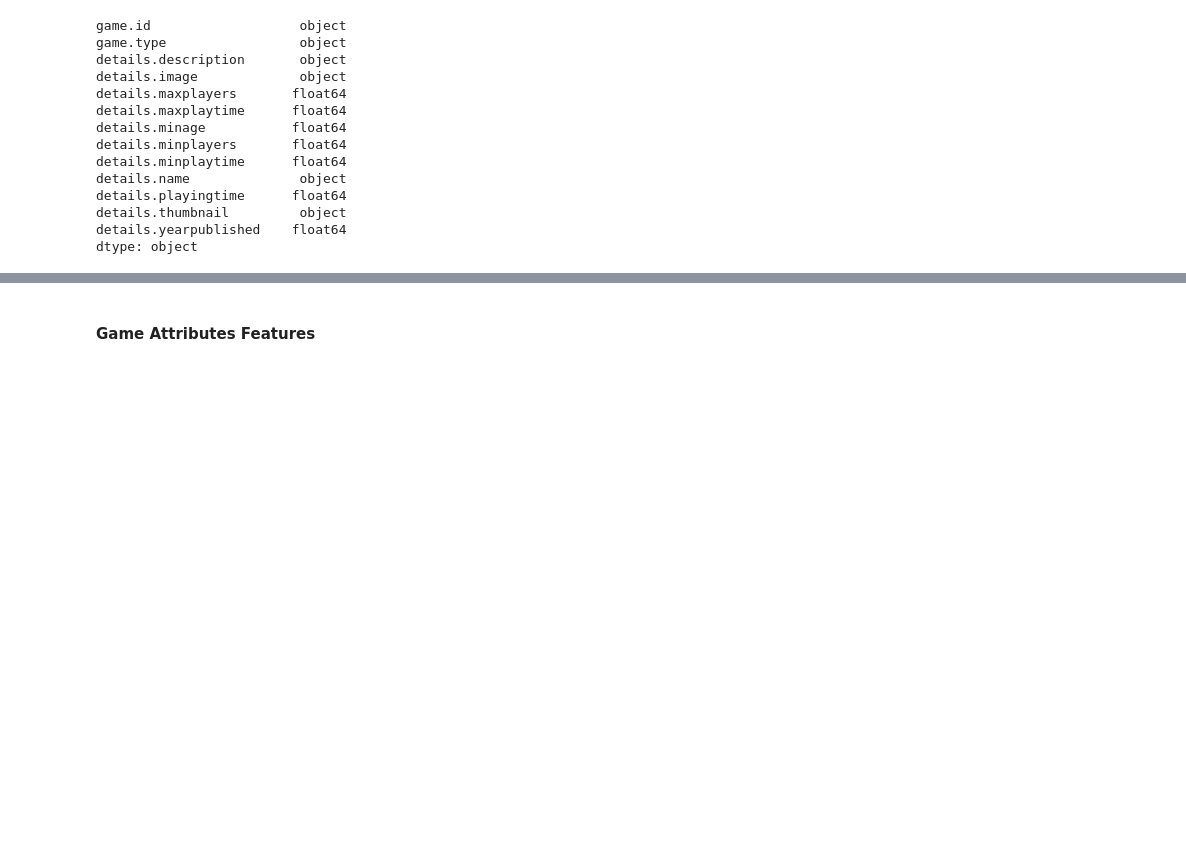
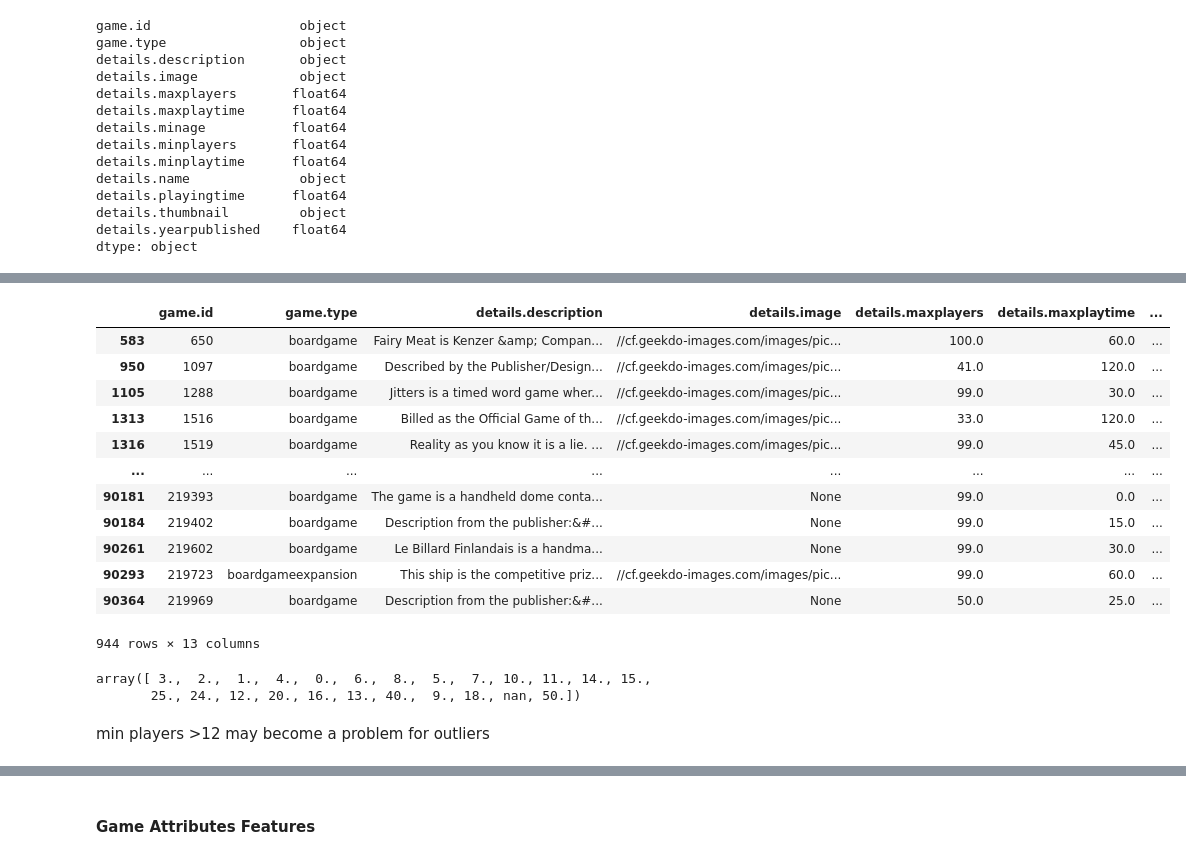
Before and after one commit to laurabrin/BoardGameRatings, a Jupyter notebook: BoardGameRatings.ipynb, the cells around one changed output, grey strips where cells are left out. Cells and saved outputs as stored; diff of their text form; code cells hidden in the pictures; blank space fills up the shorter version.

```diff
--- a/BoardGameRatings.ipynb
+++ b/BoardGameRatings.ipynb
@@ -136,0 +177,23 @@ dtype: object
+# %%
+df_games_details[df_games_details["details.maxplayers"]>30]
+# %% [output]
+|  | game.id | game.type | details.description | details.image | details.maxplayers | details.maxplaytime | ... |
+| 583 | 650 | boardgame | Fairy Meat is Kenzer &amp; Compan... | //cf.geekdo-images.com/images/pic... | 100.0 | 60.0 | ... |
+| 950 | 1097 | boardgame | Described by the Publisher/Design... | //cf.geekdo-images.com/images/pic... | 41.0 | 120.0 | ... |
+| 1105 | 1288 | boardgame | Jitters is a timed word game wher... | //cf.geekdo-images.com/images/pic... | 99.0 | 30.0 | ... |
+| 1313 | 1516 | boardgame | Billed as the Official Game of th... | //cf.geekdo-images.com/images/pic... | 33.0 | 120.0 | ... |
+| 1316 | 1519 | boardgame | Reality as you know it is a lie. ... | //cf.geekdo-images.com/images/pic... | 99.0 | 45.0 | ... |
+| ... | ... | ... | ... | ... | ... | ... | ... |
+| 90181 | 219393 | boardgame | The game is a handheld dome conta... | None | 99.0 | 0.0 | ... |
+| 90184 | 219402 | boardgame | Description from the publisher:&#... | None | 99.0 | 15.0 | ... |
+| 90261 | 219602 | boardgame | Le Billard Finlandais is a handma... | None | 99.0 | 30.0 | ... |
+| 90293 | 219723 | boardgameexpansion | This ship is the competitive priz... | //cf.geekdo-images.com/images/pic... | 99.0 | 60.0 | ... |
+| 90364 | 219969 | boardgame | Description from the publisher:&#... | None | 50.0 | 25.0 | ... |
+944 rows × 13 columns
+# %%
+df_games_details["details.minplayers"].unique()
+# %% [output]
+array([ 3.,  2.,  1.,  4.,  0.,  6.,  8.,  5.,  7., 10., 11., 14., 15.,
+       25., 24., 12., 20., 16., 13., 40.,  9., 18., nan, 50.])
+# %% [markdown]
+min players >12 may become a problem for outliers
```
Also changed, not shown: parts of 22 cells of this notebook.
